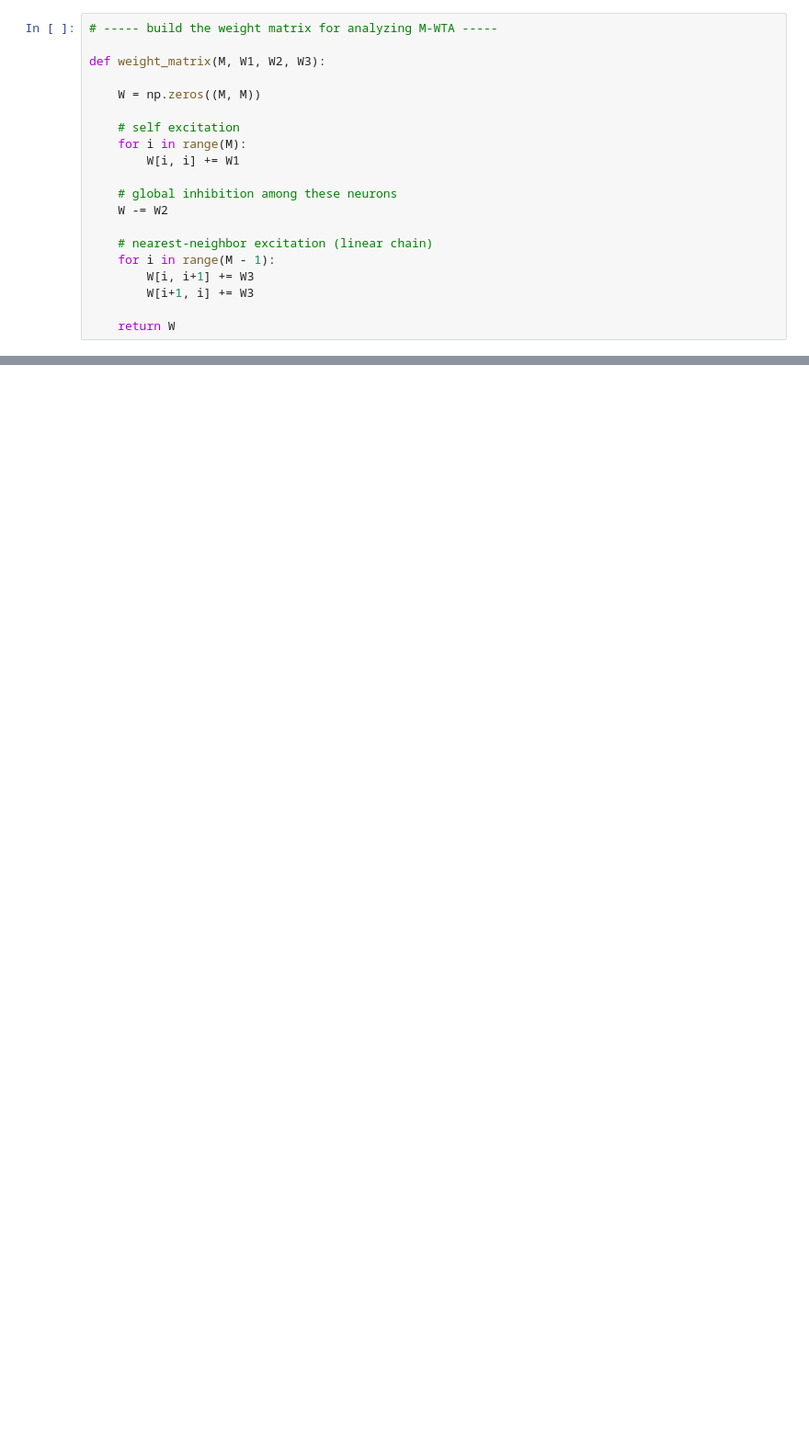
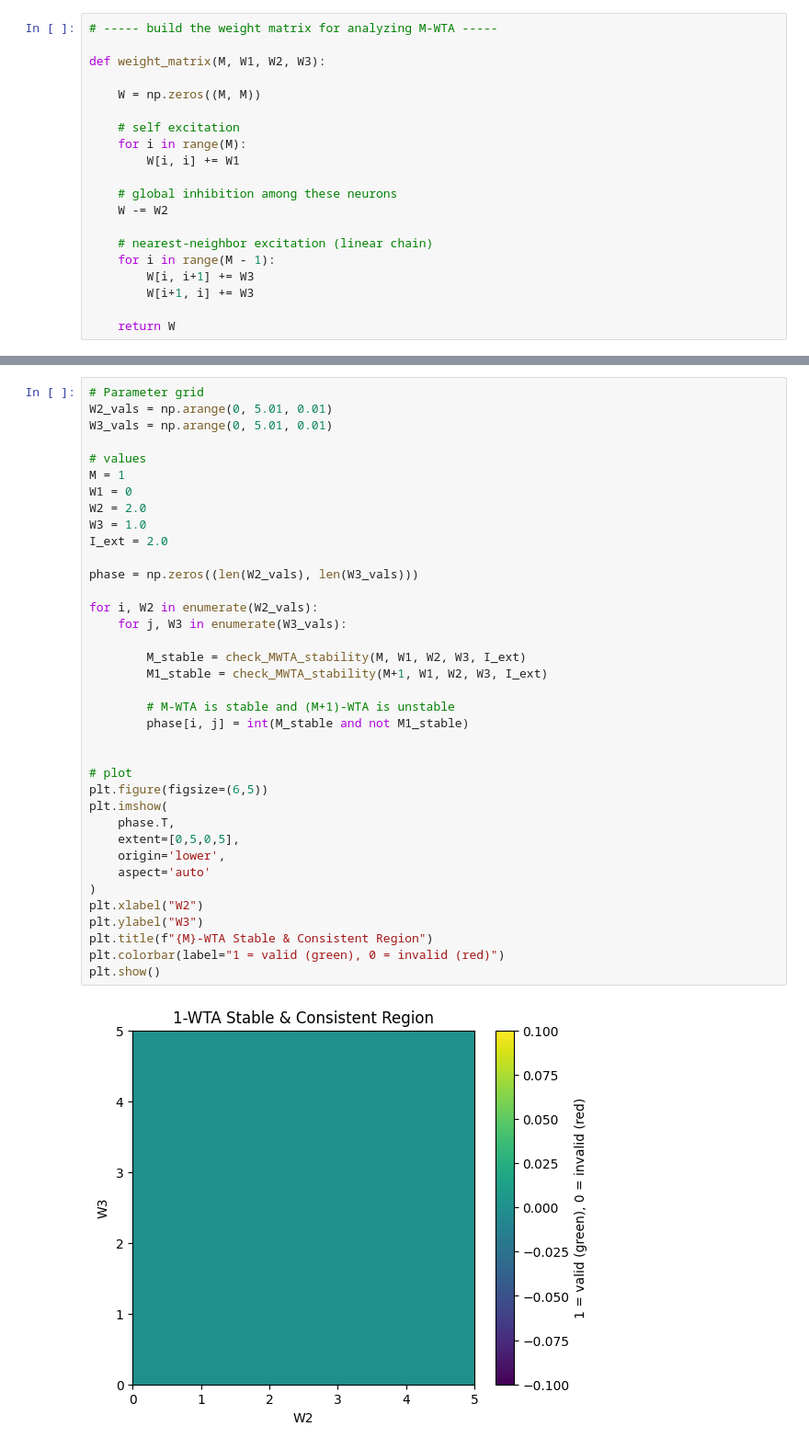
Before and after one commit to subin6092/Computational-neuroscience, a Jupyter notebook: project 1.1.ipynb, the cells around one changed output, grey strips where cells are left out. Shown at 92% size. Drawn from its saved outputs; the diff is of its cells as text; blank space fills up the shorter version.

```diff
--- a/project 1.1.ipynb
+++ b/project 1.1.ipynb
@@ -218,0 +204,39 @@ plt.show()
+# %%
+# Parameter grid
+W2_vals = np.arange(0, 5.01, 0.01)
+W3_vals = np.arange(0, 5.01, 0.01)
+
+# values
+M = 1
+W1 = 0
+W2 = 2.0
+W3 = 1.0
+I_ext = 2.0
+
+phase = np.zeros((len(W2_vals), len(W3_vals)))
+
+for i, W2 in enumerate(W2_vals):
+    for j, W3 in enumerate(W3_vals):
+
+        M_stable = check_MWTA_stability(M, W1, W2, W3, I_ext)
+        M1_stable = check_MWTA_stability(M+1, W1, W2, W3, I_ext)
+
+        # M-WTA is stable and (M+1)-WTA is unstable
+        phase[i, j] = int(M_stable and not M1_stable)
+
+
+# plot
+plt.figure(figsize=(6,5))
+plt.imshow(
+    phase.T,
+    extent=[0,5,0,5],
+    origin='lower',
+    aspect='auto'
+)
+plt.xlabel("W2")
+plt.ylabel("W3")
+plt.title(f"{M}-WTA Stable & Consistent Region")
+plt.colorbar(label="1 = valid (green), 0 = invalid (red)")
+plt.show()
+# %% [output]
+[figure, added]
```
Also changed, not shown: parts of 7 cells of this notebook.
